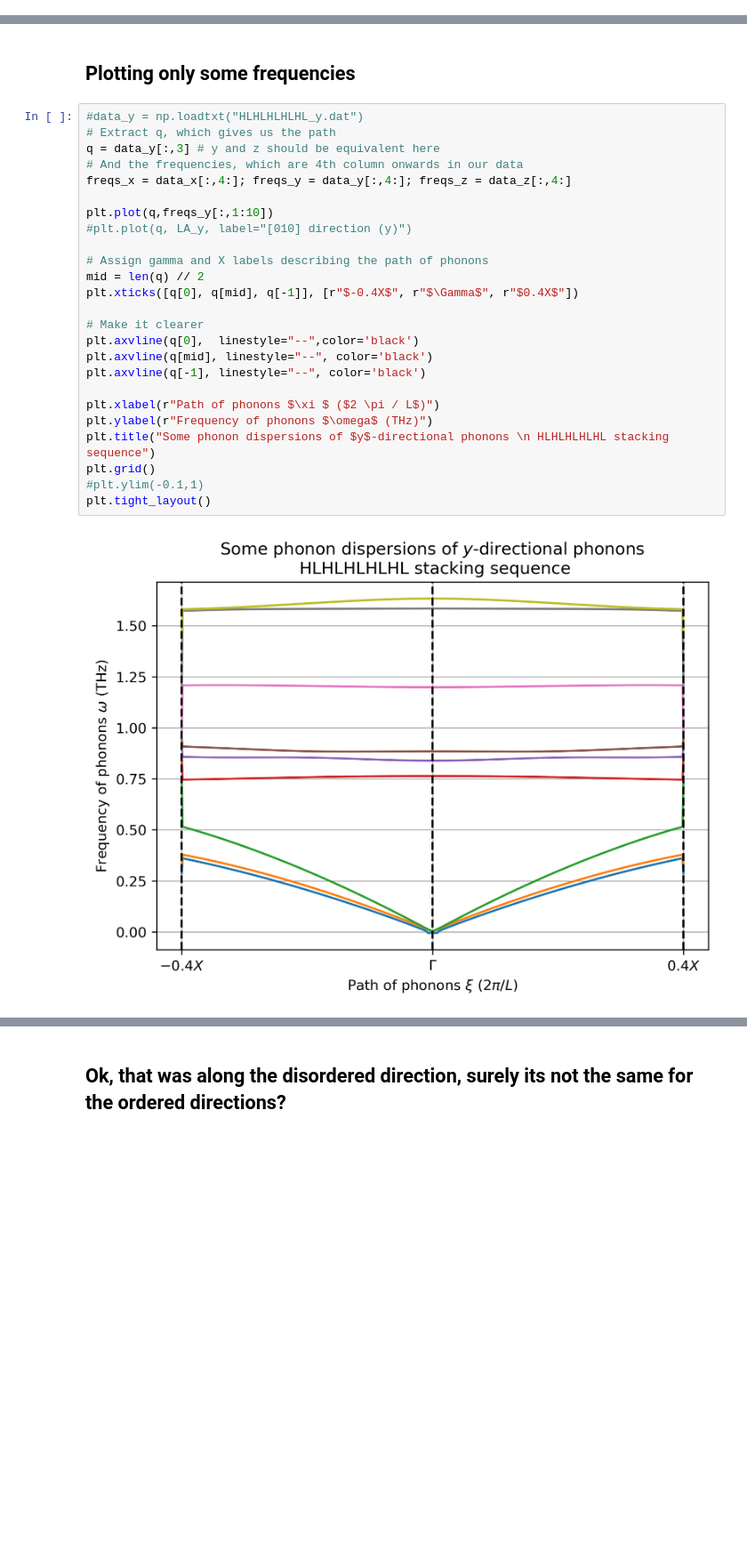
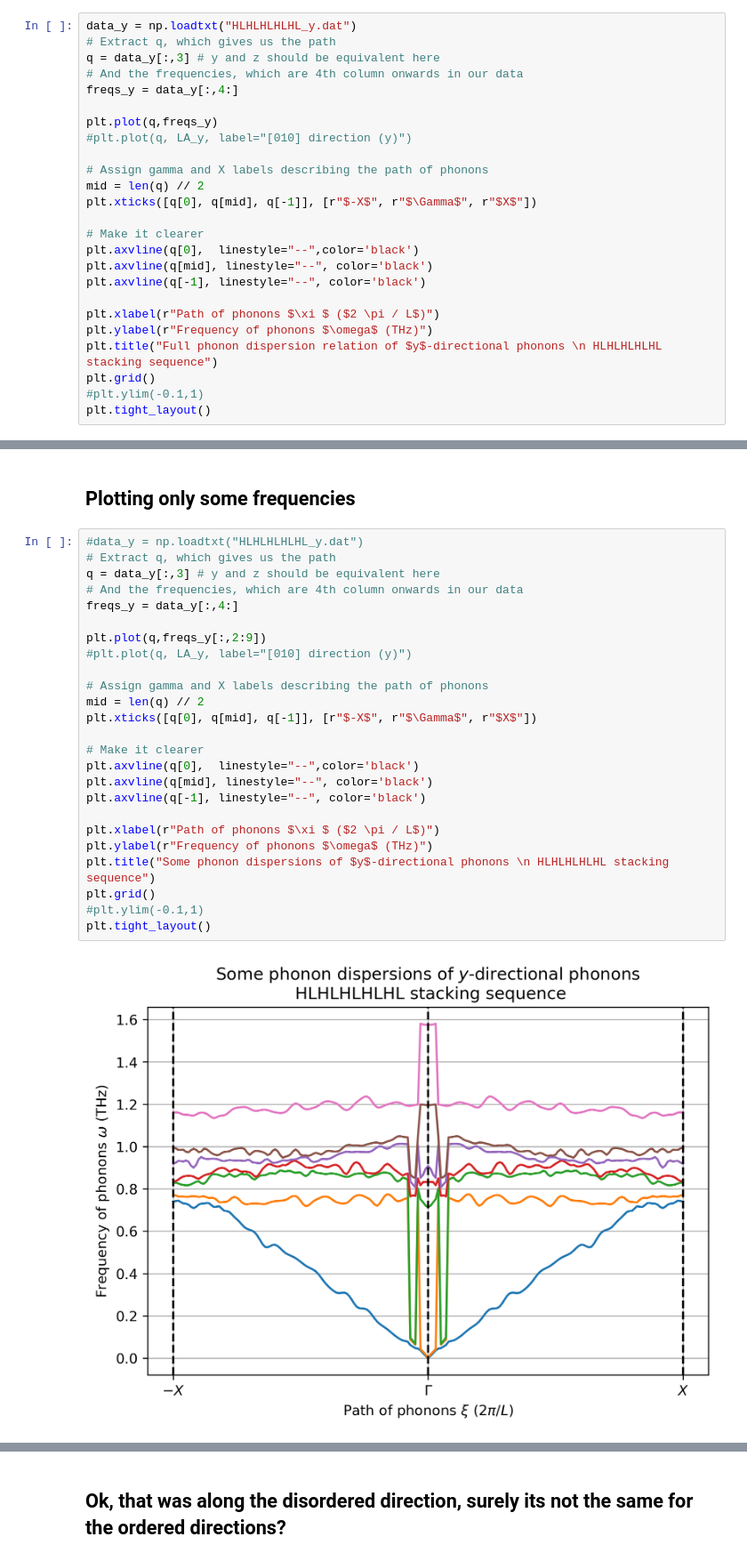
Before and after one commit to zcapbic/PHAS0097-Project, a Jupyter notebook: Phonon dispersion relations.ipynb, the cells around one changed output, grey strips where cells are left out. Shown at 89% size. Cells and saved outputs as stored; diff of their text form; blank space fills up the shorter version.

```diff
--- a/Phonon dispersion relations.ipynb
+++ b/Phonon dispersion relations.ipynb
@@ -654,0 +613,25 @@ plt.tight_layout()
+# %%
+data_y = np.loadtxt("HLHLHLHLHL_y.dat")
+# Extract q, which gives us the path
+q = data_y[:,3] # y and z should be equivalent here
+# And the frequencies, which are 4th column onwards in our data
+freqs_y = data_y[:,4:]
+
+plt.plot(q,freqs_y)
+#plt.plot(q, LA_y, label="[010] direction (y)")
+
+# Assign gamma and X labels describing the path of phonons
+mid = len(q) // 2
+plt.xticks([q[0], q[mid], q[-1]], [r"$-X$", r"$\Gamma$", r"$X$"])
+
+# Make it clearer
+plt.axvline(q[0],  linestyle="--",color='black')
+plt.axvline(q[mid], linestyle="--", color='black')
+plt.axvline(q[-1], linestyle="--", color='black')
+
+plt.xlabel(r"Path of phonons $\xi $ ($2 \pi / L$)")
+plt.ylabel(r"Frequency of phonons $\omega$ (THz)")
+plt.title("Full phonon dispersion relation of $y$-directional phonons \n HLHLHLHLHL stacking sequence")
+plt.grid()
+#plt.ylim(-0.1,1)
+plt.tight_layout()
@@ -657,30 +642,30 @@ plt.tight_layout()
 # %%
 #data_y = np.loadtxt("HLHLHLHLHL_y.dat")
 # Extract q, which gives us the path
 q = data_y[:,3] # y and z should be equivalent here
 # And the frequencies, which are 4th column onwards in our data
-freqs_x = data_x[:,4:]; freqs_y = data_y[:,4:]; freqs_z = data_z[:,4:]
+freqs_y = data_y[:,4:]
 
-plt.plot(q,freqs_y[:,1:10])
+plt.plot(q,freqs_y[:,2:9])
 #plt.plot(q, LA_y, label="[010] direction (y)")
 
 # Assign gamma and X labels describing the path of phonons
 mid = len(q) // 2
-plt.xticks([q[0], q[mid], q[-1]], [r"$-0.4X$", r"$\Gamma$", r"$0.4X$"])
+plt.xticks([q[0], q[mid], q[-1]], [r"$-X$", r"$\Gamma$", r"$X$"])
 
 # Make it clearer
 plt.axvline(q[0],  linestyle="--",color='black')
 plt.axvline(q[mid], linestyle="--", color='black')
 plt.axvline(q[-1], linestyle="--", color='black')
 
 plt.xlabel(r"Path of phonons $\xi $ ($2 \pi / L$)")
 plt.ylabel(r"Frequency of phonons $\omega$ (THz)")
 plt.title("Some phonon dispersions of $y$-directional phonons \n HLHLHLHLHL stacking sequence")
 plt.grid()
 #plt.ylim(-0.1,1)
 plt.tight_layout()
 # %% [output]
-[figure, old version]
+[figure, new version]
 # %%
 data_y = np.loadtxt("HLHLHLHLHL_y.dat")
 # Extract q, which gives us the path
```
Also changed, not shown: parts of 11 cells of this notebook.
